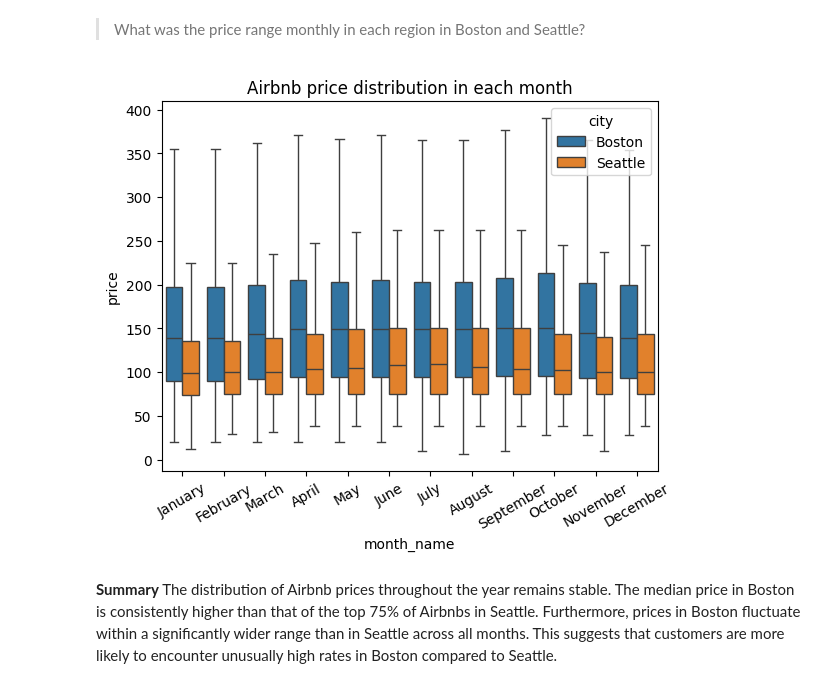
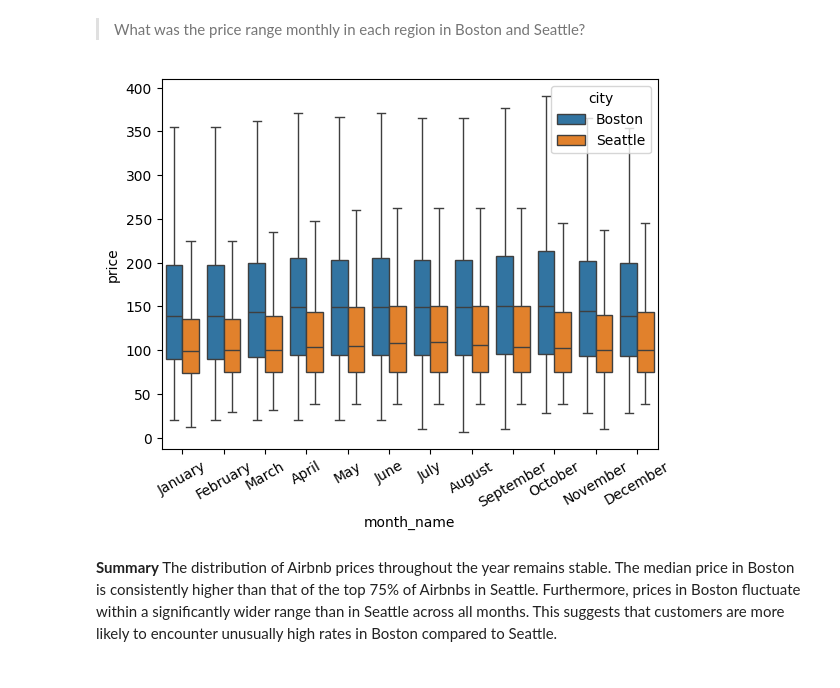
Before and after one commit to GinnCheng/Proj-Kaggle-Airbnb, a Jupyter notebook: main_script.ipynb, the cells around one changed output. Cells and saved outputs as stored; diff of their text form; code cells hidden in the pictures.

Commit message:
chore: main script
description:
-saved the figures for blog post

```diff
--- a/main_script.ipynb
+++ b/main_script.ipynb
@@ -250,10 +250,11 @@ import matplotlib.pyplot as plt
 # %%
 sns.boxplot(data=df,x='month_name',y='price',hue='city', showfliers=False)
 plt.xticks(rotation=30)
-plt.title('Airbnb price distribution in each month')
+# plt.title('Airbnb prices throughout the year')
+plt.savefig('Abn_price_month.png',bbox_inches='tight')
 plt.show()
 # %% [output]
-[figure, old version]
+[figure, new version]
 # %% [markdown]
 **Summary** The distribution of Airbnb prices throughout the year remains stable. The median price in Boston is consistently higher than that of the top 75% of Airbnbs in Seattle. Furthermore, prices in Boston fluctuate within a significantly wider range than in Seattle across all months. This suggests that customers are more likely to encounter unusually high rates in Boston compared to Seattle.
 # %% [markdown]
```
Also changed, not shown: parts of 4 cells of this notebook.
